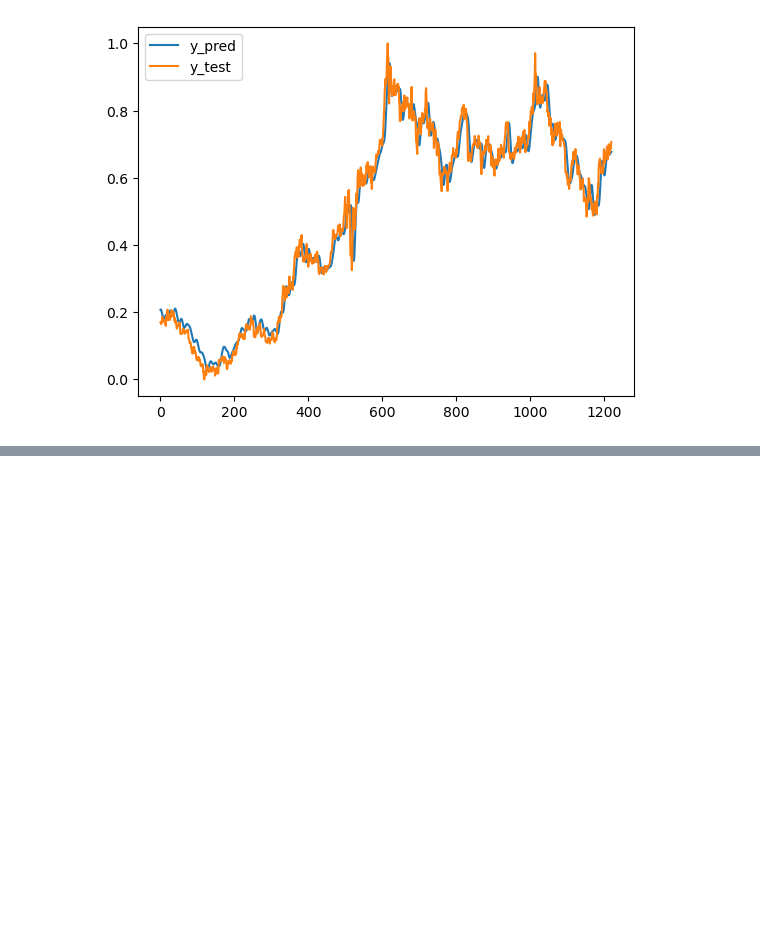
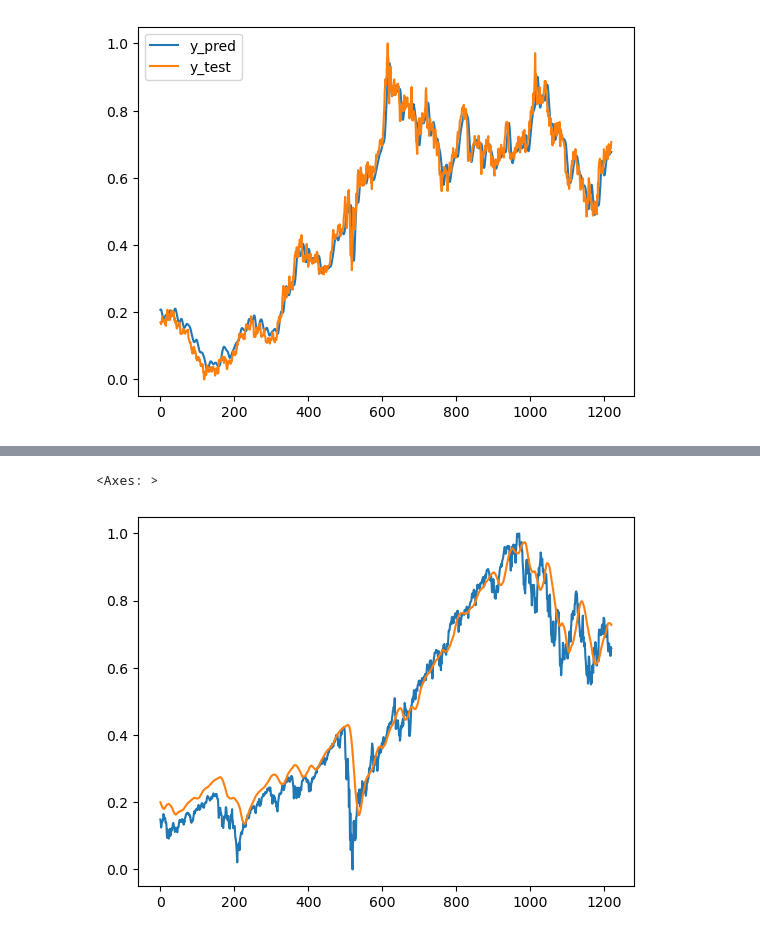
Before and after one commit to 3v-mb/Mini-projects-in-Financial-Engineering, a Jupyter notebook: LSTM and Multi-Output Regression for Stock Prediction.ipynb, the cells around one changed output, grey strips where cells are left out. Drawn from its saved outputs; the diff is of its cells as text; code cells hidden in the pictures; blank space fills up the shorter version.

Commit message:
added the multi-output model

```diff
--- a/LSTM and Multi-Output Regression for Stock Prediction.ipynb
+++ b/LSTM and Multi-Output Regression for Stock Prediction.ipynb
@@ -659,0 +728,12 @@ df.plot()
+# %%
+model.add(LSTM(units=256, return_sequences=True, activation="tanh"))
+model.add(Dropout(n_dropout, seed=seed))
+model.add(LSTM(units=256, return_sequences=True, activation="tanh"))
+model.add(Dropout(n_dropout, seed=seed))
+model.add(LSTM(units=256, return_sequences=True, activation="tanh"))
+model.add(Dropout(n_dropout, seed=seed))
+model.add(LSTM(units=64, return_sequences=False, activation="tanh"))
+model.add(Dropout(n_dropout, seed=seed))
+model.add(Dense(64))
+model.add(Dense(32))
+model.add(Dense(3))
@@ -659,0 +764,20 @@ df.plot()
+# %%
+hp_lr = 1e-4
+model.compile(
+    optimizer=tf.keras.optimizers.Adam(learning_rate=hp_lr), loss="mean_absolute_error"
+)
+
+es = EarlyStopping(
+    monitor="val_loss", mode="min", verbose=0, patience=5, restore_best_weights=True
+)
+
+# fit the models
+model.fit(
+    X_train,
+    y_train,
+    validation_split=val_split,
+    epochs=100,
+    batch_size=64,
+    verbose=2,
+    callbacks=[es],
+)
@@ -659,0 +803,4 @@ df.plot()
+# %%
+y_pred = model.predict(X_test)
+print(y_pred.shape)
+r2_score(y_test, y_pred)
@@ -659,0 +811,9 @@ df.plot()
+# %%
+y_test = pd.DataFrame(y_test)
+y_pred = pd.DataFrame(y_pred)
+# %%
+y_test[0].plot()
+y_pred[0].plot()
+# %% [output]
+<Axes: >
+[figure, added]
```
Also changed, not shown: parts of 15 cells of this notebook.
